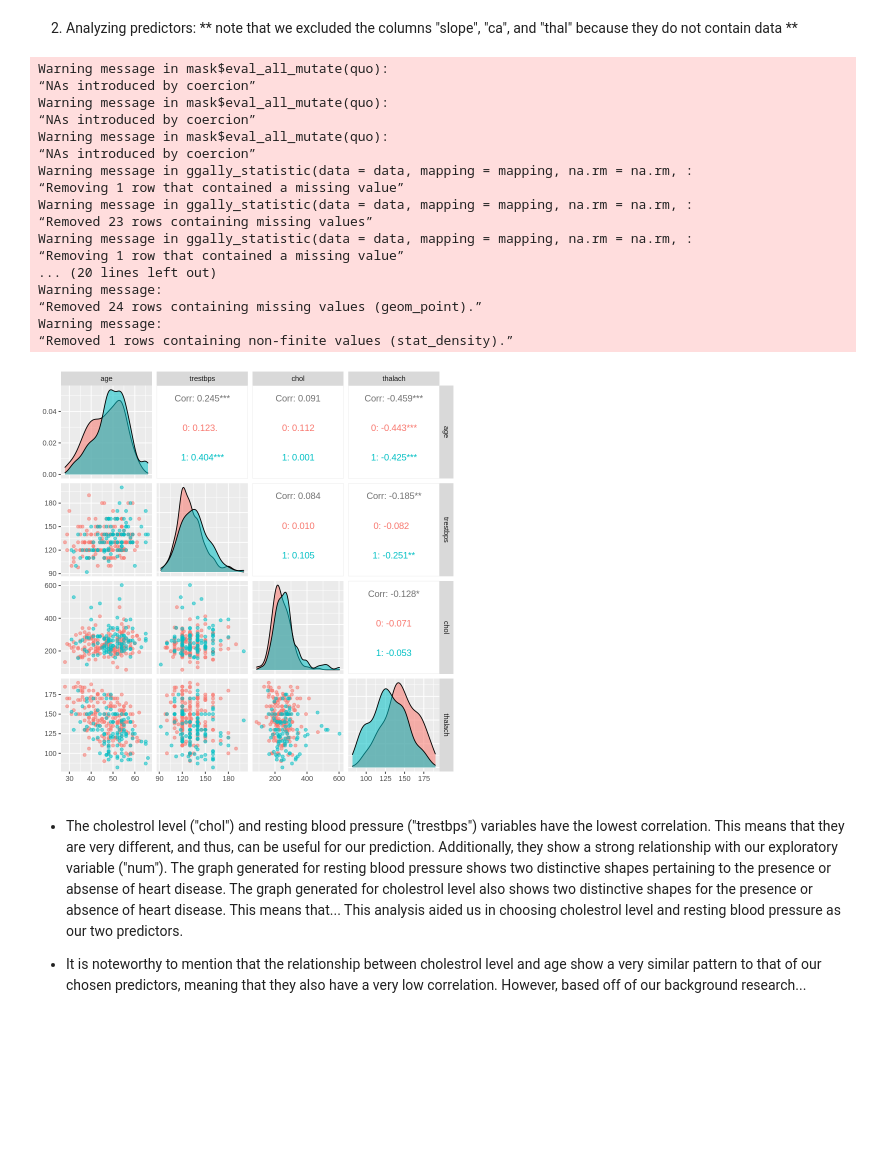
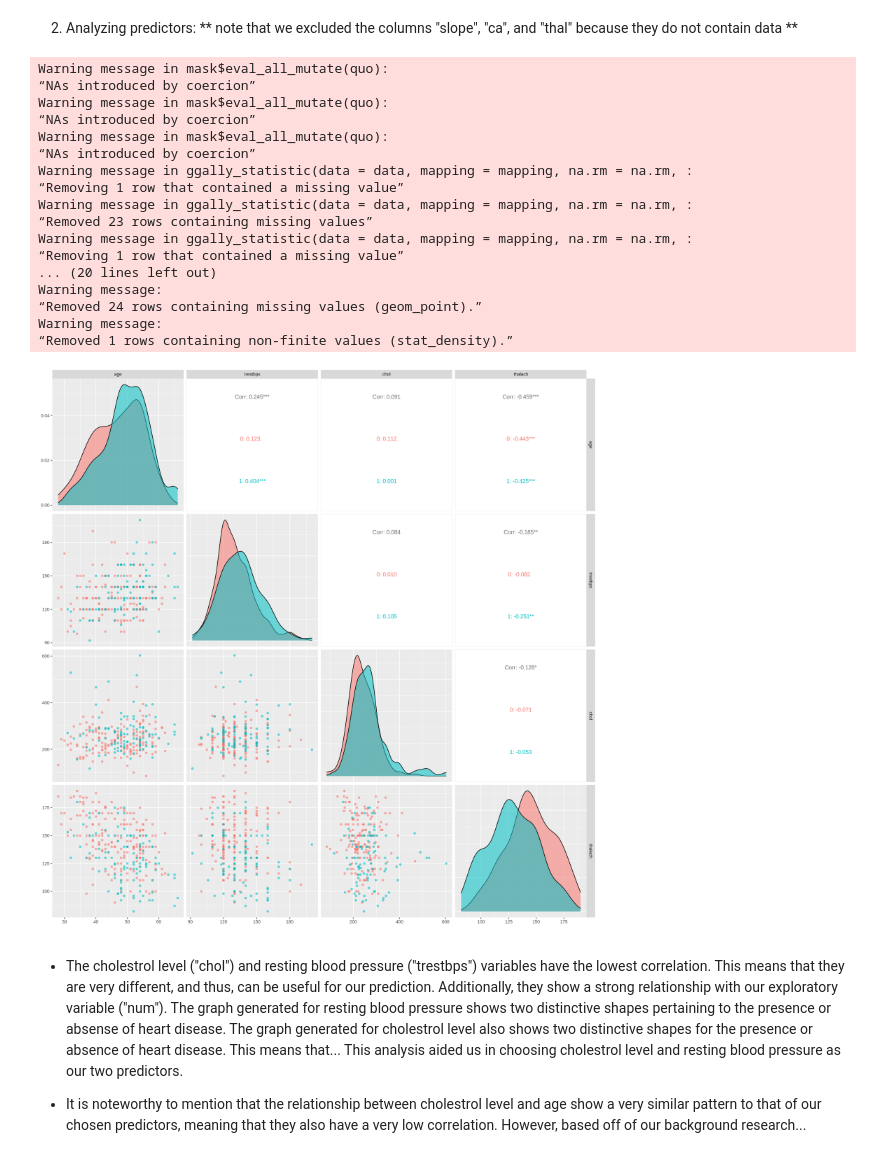
Before and after one commit to Tommy-Hu/dsci_100_heart_disease_project, a Jupyter notebook: Final Report.ipynb, the cells around one changed output. Saved outputs shown, nothing was run; the diff lists cells and outputs as text; code cells hidden in the pictures; blank space fills up the shorter version.

Commit message:
Made graph bigger :)

```diff
--- a/Final Report.ipynb
+++ b/Final Report.ipynb
@@ -60,33 +60,33 @@ A tibble: 6 × 14
 2. Analyzing predictors: ** note that we excluded the columns "slope", "ca", and "thal" because they do not contain data **
 # %%
 # age, trestbps, chol, thalach, oldpeak
-
+options(repr.plot.width = 15, repr.plot.height = 15)
 pairs <- data |>
     select(age, trestbps, chol, thalach, oldpeak, num) |>
     filter(trestbps != '?' | chol != '?' | thalach != '?') |>
     mutate(trestbps = as.numeric(trestbps), chol = as.numeric(chol), thalach = as.numeric(thalach), num = as.factor(num)) |>
     ggpairs(columns = 1:4, aes(color = num, alpha = 0.2))
 
 pairs
 # %% [output]
 Warning message in mask$eval_all_mutate(quo):
 “NAs introduced by coercion”
 Warning message in mask$eval_all_mutate(quo):
 “NAs introduced by coercion”
 Warning message in mask$eval_all_mutate(quo):
 “NAs introduced by coercion”
 Warning message in ggally_statistic(data = data, mapping = mapping, na.rm = na.rm, :
 “Removing 1 row that contained a missing value”
 Warning message in ggally_statistic(data = data, mapping = mapping, na.rm = na.rm, :
 “Removed 23 rows containing missing values”
 Warning message in ggally_statistic(data = data, mapping = mapping, na.rm = na.rm, :
 “Removing 1 row that contained a missing value”
 ... (20 lines left out)
 Warning message:
 “Removed 24 rows containing missing values (geom_point).”
 Warning message:
 “Removed 1 rows containing non-finite values (stat_density).”
-[figure, old version]
+[figure, new version]
 # %% [markdown]
  - The cholestrol level ("chol") and resting blood pressure ("trestbps") variables have the lowest correlation. This means that they are very different, and thus, can be useful for our prediction. Additionally, they show a strong relationship with our exploratory variable ("num"). The graph generated for resting blood pressure shows two distinctive shapes pertaining to the presence or absense of heart disease. The graph generated for cholestrol level also shows two distinctive shapes for the presence or absence of heart disease. This means that... This analysis aided us in choosing cholestrol level and resting blood pressure as our two predictors.
 
```
